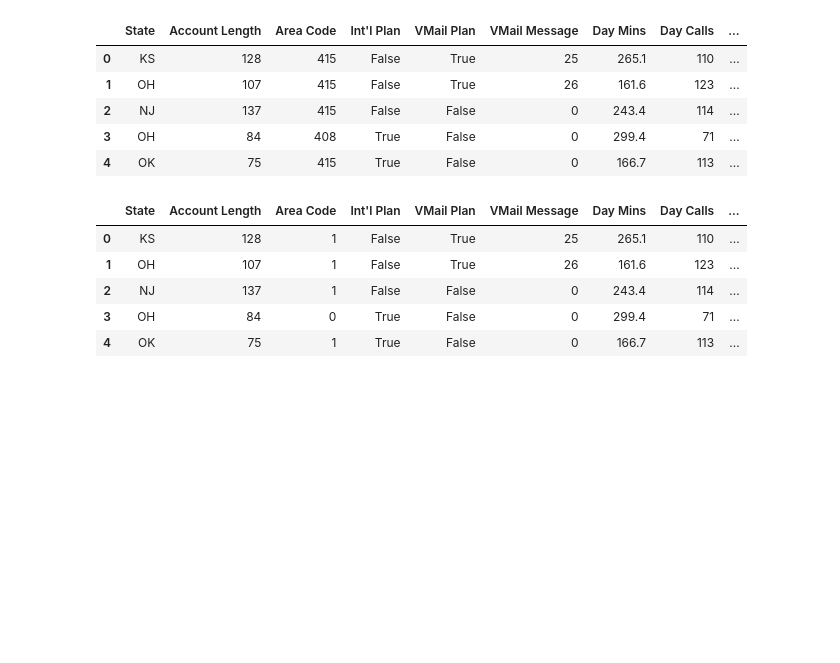
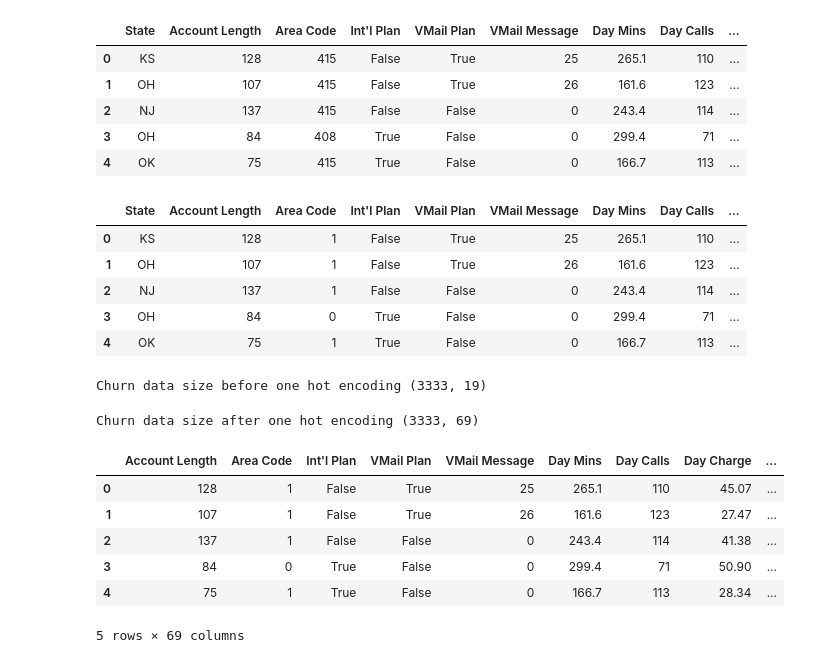
Before and after one commit to exrishu/iPython-exercises, a Jupyter notebook: Structure Data Classification/churn data analysis.ipynb, the cells around one changed output. Saved outputs shown, nothing was run; the diff lists cells and outputs as text; code cells hidden in the pictures; blank space fills up the shorter version.

```diff
--- a/Structure Data Classification/churn data analysis.ipynb
+++ b/Structure Data Classification/churn data analysis.ipynb
@@ -120,3 +102,21 @@ churn_feature.head()
 | 2 | NJ | 137 | 1 | False | False | 0 | 243.4 | 114 | ... |
 | 3 | OH | 84 | 0 | True | False | 0 | 299.4 | 71 | ... |
 | 4 | OK | 75 | 1 | True | False | 0 | 166.7 | 113 | ... |
+# %%
+print('Churn data size before one hot encoding',churn_feature.shape)
+# %% [output]
+Churn data size before one hot encoding (3333, 19)
+# %%
+#we have 51 unique columns being created with headers State_<STATE_CODE>. and mapped with 1,0  wrt to each state code.
+churn_dumm=pd.get_dummies(churn_feature, columns=["State"], prefix=["State"])
+print('Churn data size after one hot encoding',churn_dumm.shape)
+churn_dumm.head()
+# %% [output]
+Churn data size after one hot encoding (3333, 69)
+|  | Account Length | Area Code | Int'l Plan | VMail Plan | VMail Message | Day Mins | Day Calls | Day Charge | ... |
+| 0 | 128 | 1 | False | True | 25 | 265.1 | 110 | 45.07 | ... |
+| 1 | 107 | 1 | False | True | 26 | 161.6 | 123 | 27.47 | ... |
+| 2 | 137 | 1 | False | False | 0 | 243.4 | 114 | 41.38 | ... |
+| 3 | 84 | 0 | True | False | 0 | 299.4 | 71 | 50.90 | ... |
+| 4 | 75 | 1 | True | False | 0 | 166.7 | 113 | 28.34 | ... |
+5 rows × 69 columns
```
Also changed, not shown: parts of 17 cells of this notebook.
